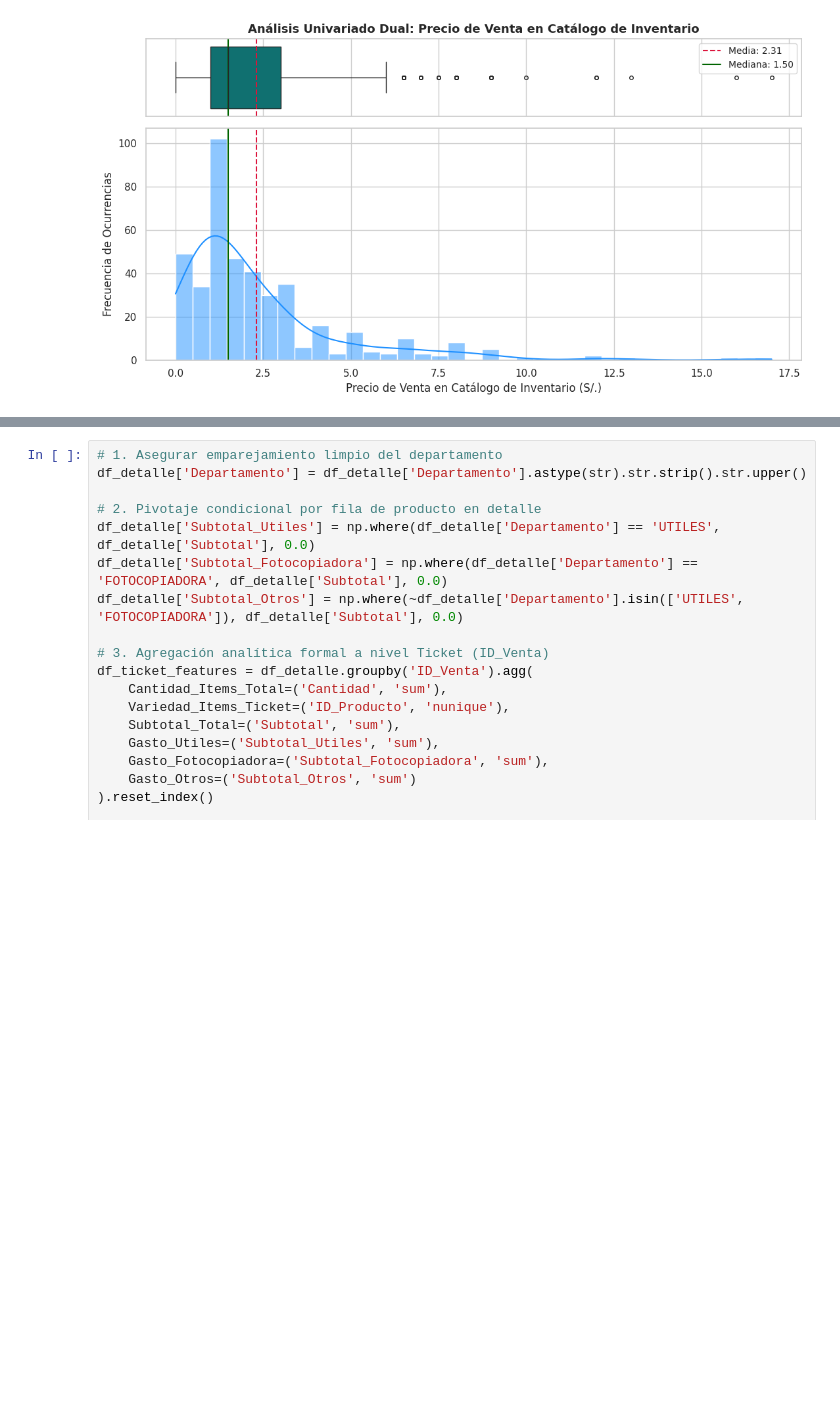
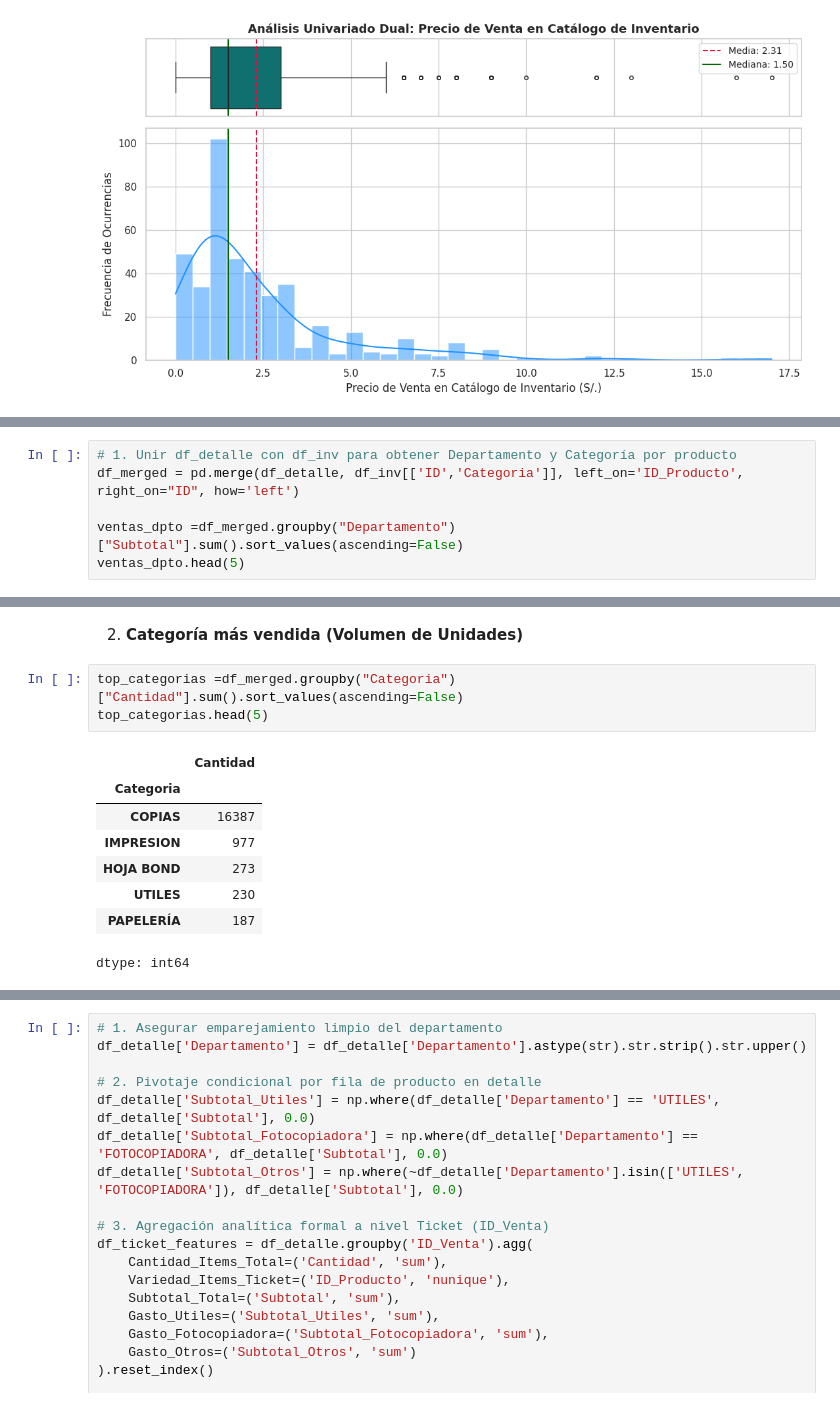
Before and after one commit to FranRGit/smart-bazar, a Jupyter notebook: Notebooks/Panel 1B_ EDA_ e_Ingenieria_de_Caracteristicas.ipynb, the cells around one changed output, grey strips where cells are left out. Saved outputs shown, nothing was run; the diff lists cells and outputs as text; blank space fills up the shorter version.

```diff
--- a/Notebooks/Panel 1B_ EDA_ e_Ingenieria_de_Caracteristicas.ipynb
+++ b/Notebooks/Panel 1B_ EDA_ e_Ingenieria_de_Caracteristicas.ipynb
@@ -221,0 +176,6 @@ print("="*50)
+# %%
+# 1. Unir df_detalle con df_inv para obtener Departamento y Categoría por producto
+df_merged = pd.merge(df_detalle, df_inv[['ID','Categoria']], left_on='ID_Producto', right_on="ID", how='left')
+
+ventas_dpto =df_merged.groupby("Departamento")["Subtotal"].sum().sort_values(ascending=False)
+ventas_dpto.head(5)
@@ -221,0 +188,14 @@ print("="*50)
+# %% [markdown]
+2. **Categoría más vendida (Volumen de Unidades)**
+# %%
+top_categorias =df_merged.groupby("Categoria")["Cantidad"].sum().sort_values(ascending=False)
+top_categorias.head(5)
+# %% [output]
+|  | Cantidad |
+| Categoria |  |
+| COPIAS | 16387 |
+| IMPRESION | 977 |
+| HOJA BOND | 273 |
+| UTILES | 230 |
+| PAPELERÍA | 187 |
+dtype: int64
```
Also changed, not shown: parts of 8 cells of this notebook, 4 other files.
